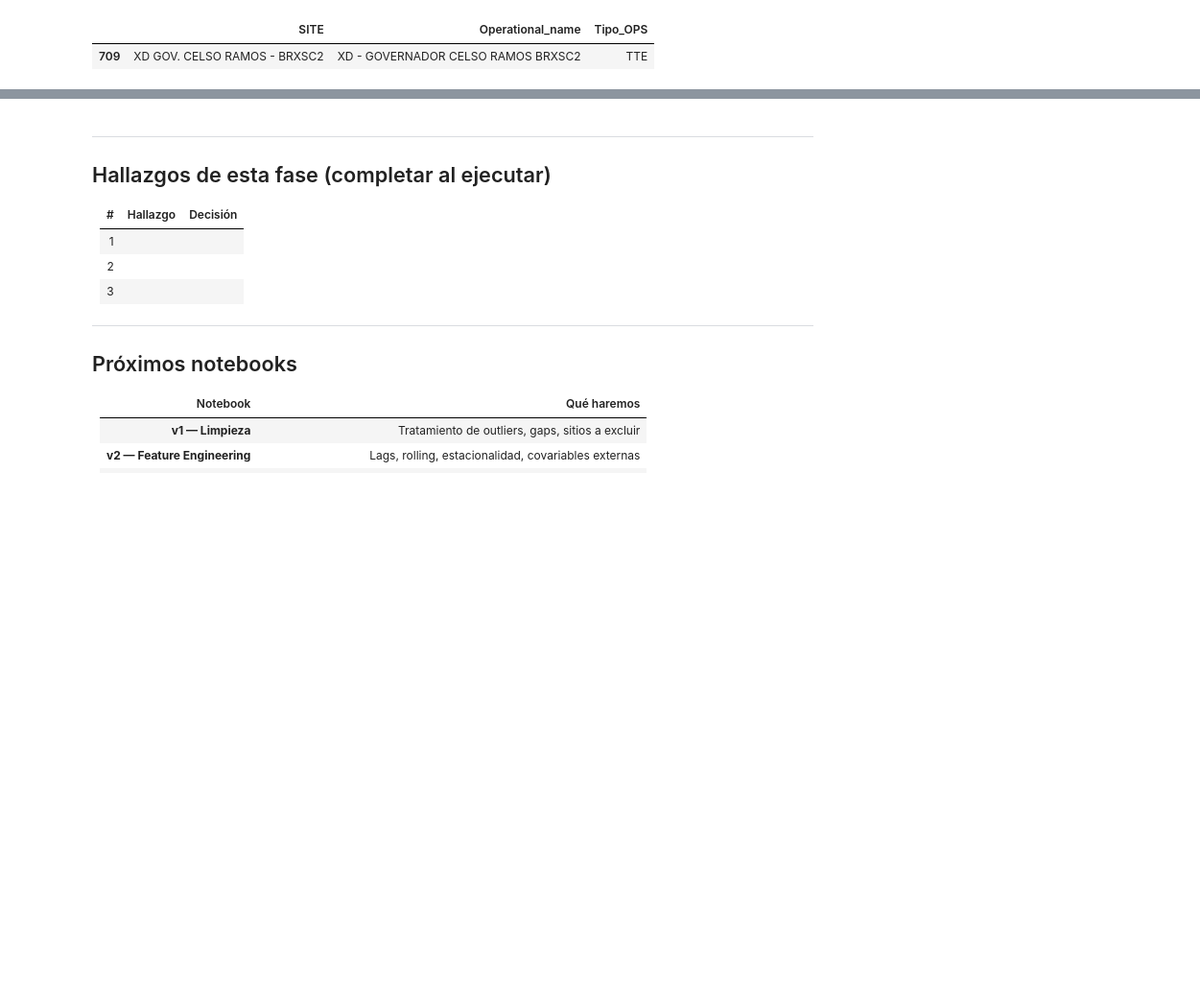
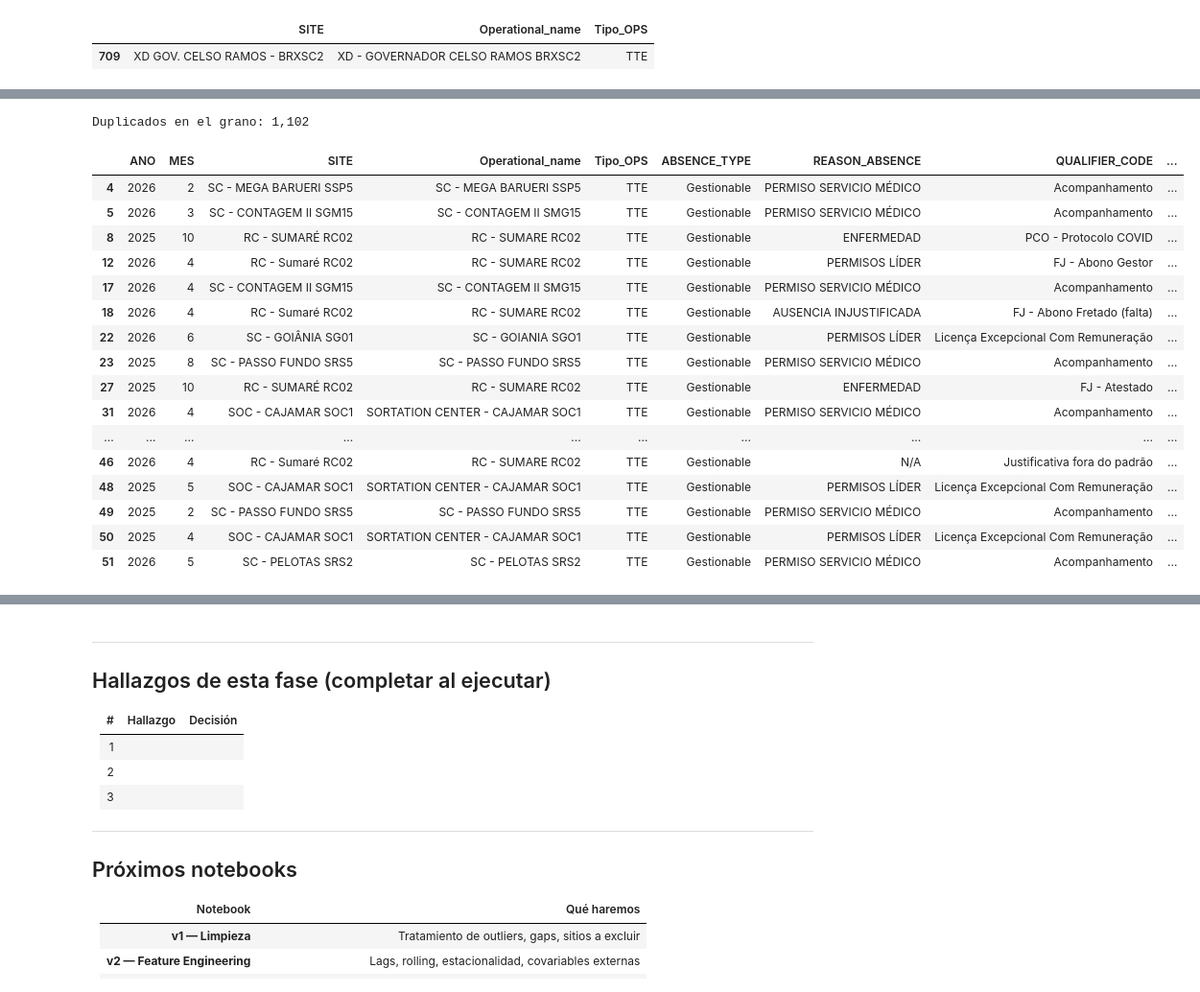
Before and after one commit to sergibarra-MP/Forecast_TTE, a Jupyter notebook: Forecast_TTE_v0/notebooks/Forecast_TTE_test.ipynb, the cells around one changed output, grey strips where cells are left out. Shown at 96% size. Drawn from its saved outputs; the diff is of its cells as text; code cells hidden in the pictures; blank space fills up the shorter version.

```diff
--- a/Forecast_TTE_v0/notebooks/Forecast_TTE_test.ipynb
+++ b/Forecast_TTE_v0/notebooks/Forecast_TTE_test.ipynb
@@ -1749,10 +1857,29 @@ if len(abs_may): display(abs_may.head())
 # %%
 # Duplicados en el grano esperado
-grano = ['Operational_name','fecha_mes','TIPO_CONTRATO','TIPO_ABS_GESTIONABLE','JOB_CLASSIFICATION']
+grano = ['Operational_name','fecha_mes','TIPO_CONTRATO','TIPO_ABS_GESTIONABLE']
 dupes = df_abs_raw[df_abs_raw.duplicated(subset=grano,keep=False)]
 print(f'Duplicados en el grano: {len(dupes):,}')
 if len(dupes): display(dupes.head(20))
 else: print('OK Sin duplicados')
+# %% [output]
+Duplicados en el grano: 1,102
+|  | ANO | MES | SITE | Operational_name | Tipo_OPS | ABSENCE_TYPE | REASON_ABSENCE | QUALIFIER_CODE | ... |
+| 4 | 2026 | 2 | SC - MEGA BARUERI SSP5 | SC - MEGA BARUERI SSP5 | TTE | Gestionable | PERMISO SERVICIO MÉDICO | Acompanhamento | ... |
+| 5 | 2026 | 3 | SC - CONTAGEM II SGM15 | SC - CONTAGEM II SMG15 | TTE | Gestionable | PERMISO SERVICIO MÉDICO | Acompanhamento | ... |
+| 8 | 2025 | 10 | RC - SUMARÉ RC02 | RC - SUMARE RC02 | TTE | Gestionable | ENFERMEDAD | PCO - Protocolo COVID | ... |
+| 12 | 2026 | 4 | RC - Sumaré RC02 | RC - SUMARE RC02 | TTE | Gestionable | PERMISOS LÍDER | FJ - Abono Gestor | ... |
+| 17 | 2026 | 4 | SC - CONTAGEM II SGM15 | SC - CONTAGEM II SMG15 | TTE | Gestionable | PERMISO SERVICIO MÉDICO | Acompanhamento | ... |
+| 18 | 2026 | 4 | RC - Sumaré RC02 | RC - SUMARE RC02 | TTE | Gestionable | AUSENCIA INJUSTIFICADA | FJ - Abono Fretado (falta) | ... |
+| 22 | 2026 | 6 | SC - GOIÂNIA SG01 | SC - GOIANIA SGO1 | TTE | Gestionable | PERMISOS LÍDER | Licença Excepcional Com Remuneração | ... |
+| 23 | 2025 | 8 | SC - PASSO FUNDO SRS5 | SC - PASSO FUNDO SRS5 | TTE | Gestionable | PERMISO SERVICIO MÉDICO | Acompanhamento | ... |
+| 27 | 2025 | 10 | RC - SUMARÉ RC02 | RC - SUMARE RC02 | TTE | Gestionable | ENFERMEDAD | FJ - Atestado | ... |
+| 31 | 2026 | 4 | SOC - CAJAMAR SOC1 | SORTATION CENTER - CAJAMAR SOC1 | TTE | Gestionable | PERMISO SERVICIO MÉDICO | Acompanhamento | ... |
+| ... | ... | ... | ... | ... | ... | ... | ... | ... | ... |
+| 46 | 2026 | 4 | RC - Sumaré RC02 | RC - SUMARE RC02 | TTE | Gestionable | N/A | Justificativa fora do padrão | ... |
+| 48 | 2025 | 5 | SOC - CAJAMAR SOC1 | SORTATION CENTER - CAJAMAR SOC1 | TTE | Gestionable | PERMISOS LÍDER | Licença Excepcional Com Remuneração | ... |
+| 49 | 2025 | 2 | SC - PASSO FUNDO SRS5 | SC - PASSO FUNDO SRS5 | TTE | Gestionable | PERMISO SERVICIO MÉDICO | Acompanhamento | ... |
+| 50 | 2025 | 4 | SOC - CAJAMAR SOC1 | SORTATION CENTER - CAJAMAR SOC1 | TTE | Gestionable | PERMISOS LÍDER | Licença Excepcional Com Remuneração | ... |
+| 51 | 2026 | 5 | SC - PELOTAS SRS2 | SC - PELOTAS SRS2 | TTE | Gestionable | PERMISO SERVICIO MÉDICO | Acompanhamento | ... |
 # %%
 # Gaps temporales por sitio
 df_dot = df_abs_raw[
```
Also changed, not shown: parts of 27 cells of this notebook, 1 other file.
